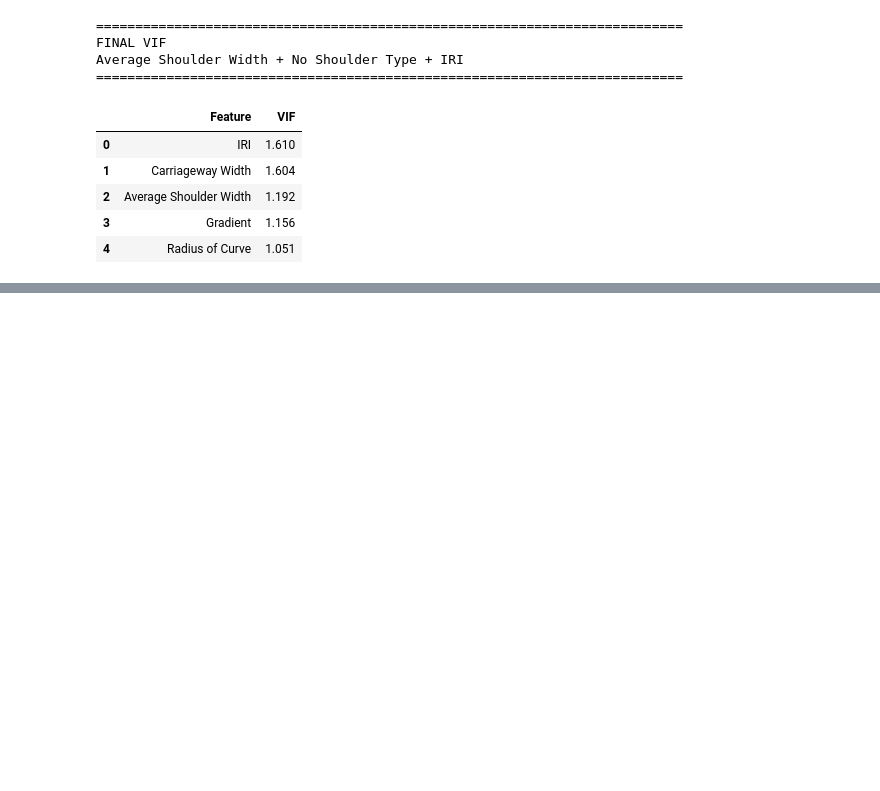
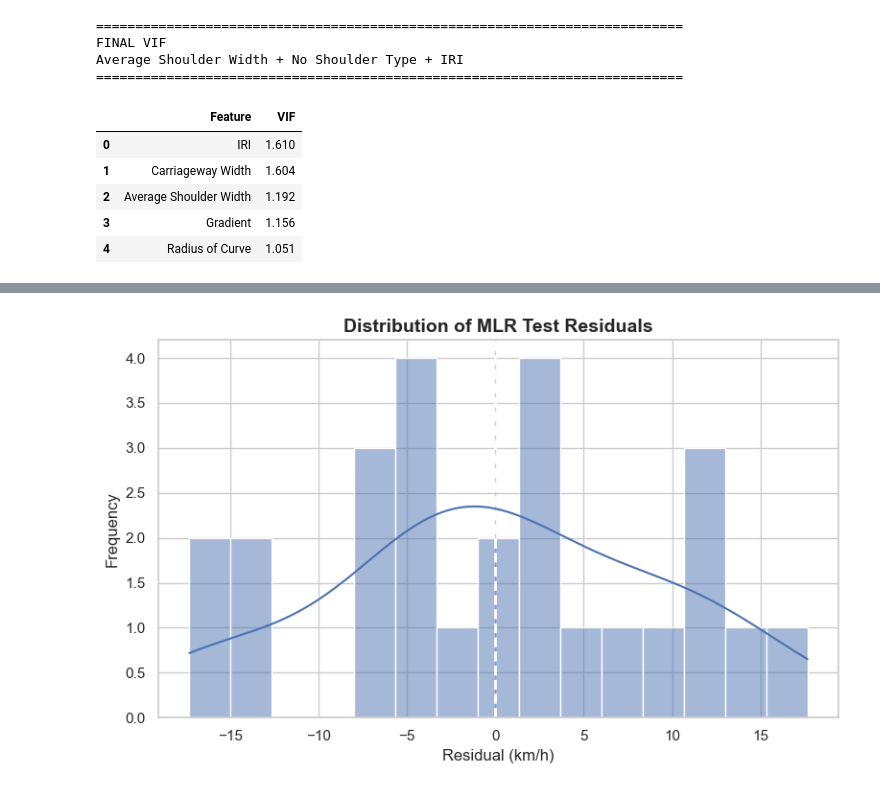
Before and after one commit to aavasd75/thesis_codes, a Jupyter notebook: model_IRI_1500.ipynb, the cells around one changed output, grey strips where cells are left out. Cells and saved outputs as stored; diff of their text form; code cells hidden in the pictures; blank space fills up the shorter version.

```diff
--- a/model_IRI_1500.ipynb
+++ b/model_IRI_1500.ipynb
@@ -1156,0 +1667,32 @@ Average Shoulder Width + No Shoulder Type + IRI
+# %%
+# ============================================================
+# DISTRIBUTION OF MLR RESIDUALS
+# ============================================================
+
+plt.figure(figsize=(8, 5))
+
+sns.histplot(
+    mlr_residuals,
+    kde=True,
+    bins=15
+)
+
+plt.axvline(
+    x=0,
+    linestyle="--",
+    linewidth=2
+)
+
+plt.xlabel("Residual (km/h)")
+plt.ylabel("Frequency")
+
+plt.title(
+    "Distribution of MLR Test Residuals",
+    fontsize=14,
+    fontweight="bold"
+)
+
+plt.tight_layout()
+plt.show()
+# %% [output]
+[figure, added]
```
Also changed, not shown: parts of 194 cells of this notebook, 3 other files.
